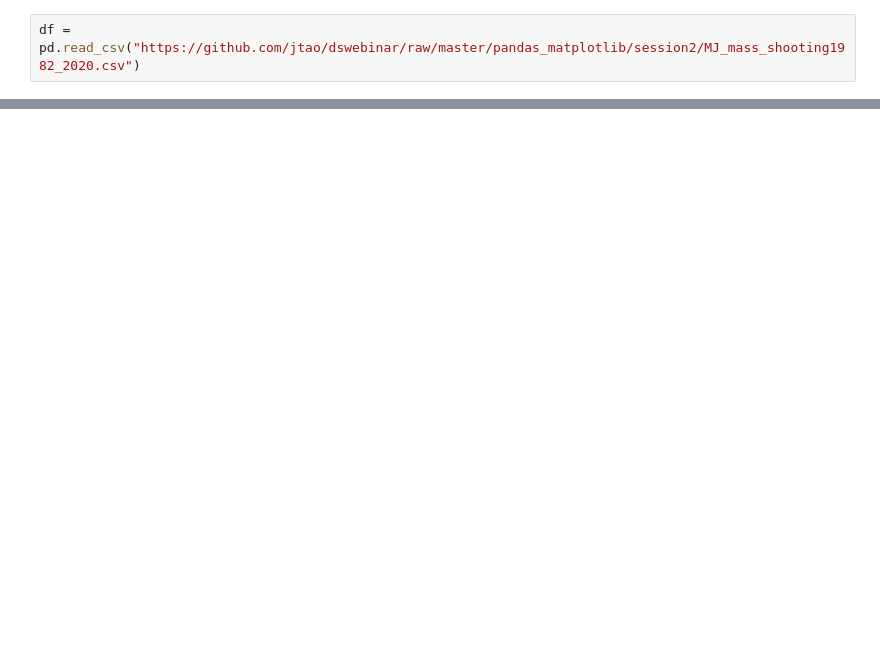
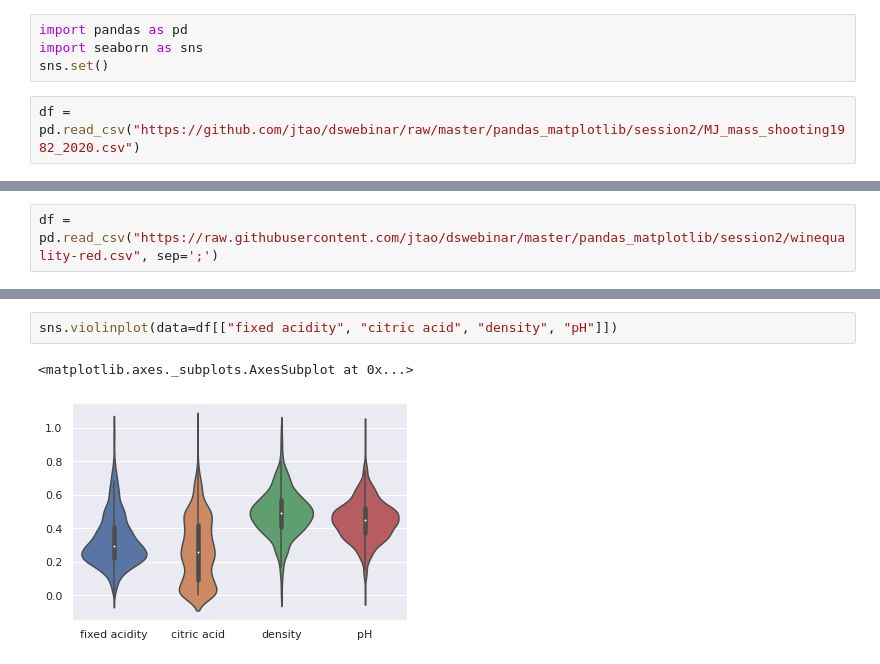
Before and after one commit to jtao/dswebinar, a Jupyter notebook: pandas_matplotlib/session2/eda_example.ipynb, the cells around one changed output, grey strips where cells are left out. Saved outputs shown, nothing was run; the diff lists cells and outputs as text; blank space fills up the shorter version.

```diff
--- a/pandas_matplotlib/session2/eda_example.ipynb
+++ b/pandas_matplotlib/session2/eda_example.ipynb
@@ -10,3 +6,7 @@ import pandas as pd
+# %%
+import pandas as pd
+import seaborn as sns
+sns.set()
 # %%
 df = pd.read_csv("https://github.com/jtao/dswebinar/raw/master/pandas_matplotlib/session2/MJ_mass_shooting1982_2020.csv")
 # %%
@@ -21,0 +72,2 @@ df.corr().style.background_gradient(cmap='coolwarm').set_precision(2)
+# %%
+df = pd.read_csv("https://raw.githubusercontent.com/jtao/dswebinar/master/pandas_matplotlib/session2/winequality-red.csv", sep=';')
@@ -21,0 +146,5 @@ df.corr().style.background_gradient(cmap='coolwarm').set_precision(2)
+# %%
+sns.violinplot(data=df[["fixed acidity", "citric acid", "density", "pH"]])
+# %% [output]
+<matplotlib.axes._subplots.AxesSubplot at 0x...>
+[figure, added]
```
Also changed, not shown: parts of 15 cells of this notebook.
